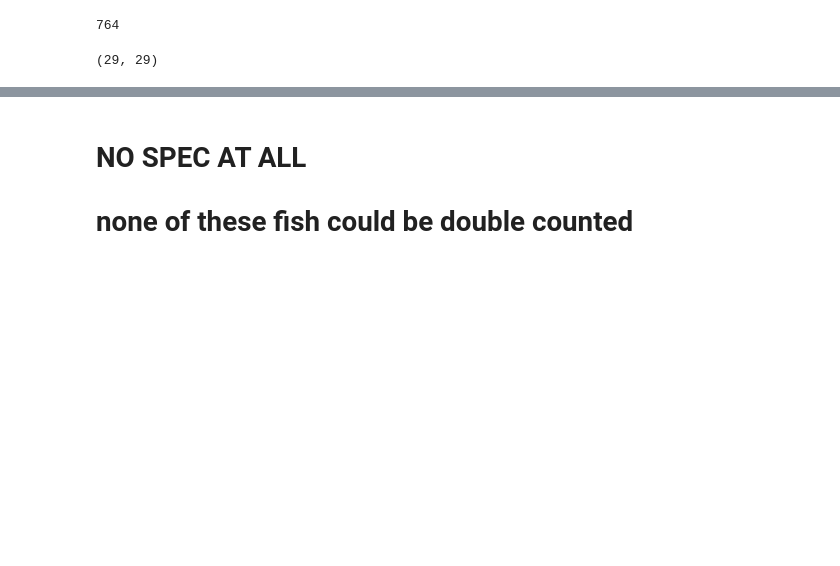
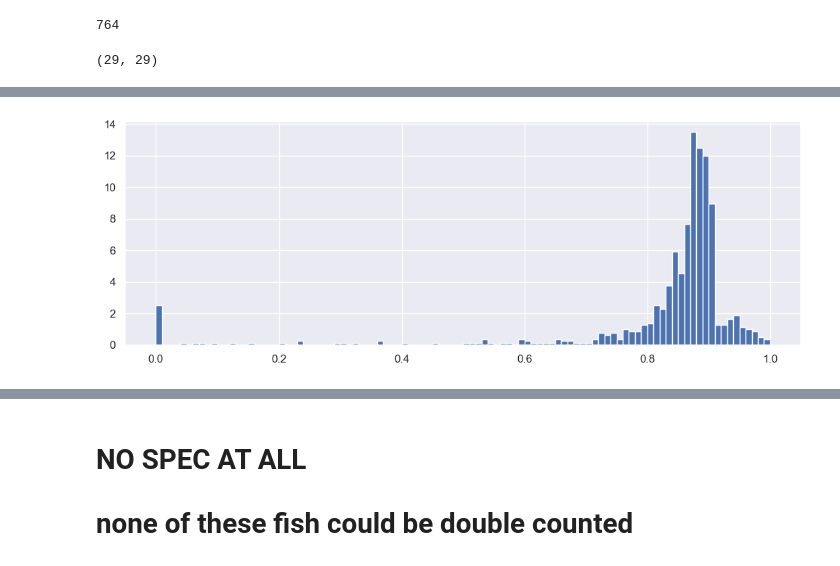
Before and after one commit to dfo-gulf-science/TrapNet-EDA, a Jupyter notebook: Trapnet Historical Data.ipynb, the cells around one changed output, grey strips where cells are left out. Saved outputs shown, nothing was run; the diff lists cells and outputs as text; code cells hidden in the pictures; blank space fills up the shorter version.

Commit message:
length tolerance of 2 or higher leads to surprisingly high percentage of matches

```diff
--- a/Trapnet Historical Data.ipynb
+++ b/Trapnet Historical Data.ipynb
@@ -927,0 +909,41 @@ summary
+# %%
+%%time
+
+# better way to calculate MSE using probable matches at multiple thresholds?
+
+length_tolerances = [0, 1, 2, 3, 4, 5, 6, 7, 8, 9, 10]
+weight_tolerance = 1
+last_sample = 0
+df = pd.DataFrame()
+hist_total, hist_matches = 999, 0
+matching_stats = pd.DataFrame()
+
+for length_tolerance in length_tolerances:
+
+    for i, row in df_hist.sort_values(['sample_id', 'id']).iterrows():
+
+        fish_id, sample_id, fork_length, weight, sex_id = row[['id', 'sample_id', 'fork_length', 'weight', 'sex_id']]
+
+        if last_sample != sample_id:
+            if last_sample != 0:
+                matching_stats.loc[last_sample, length_tolerance] = hist_matches / hist_total  # success rate
+            df = df_spec[df_spec.sample_id==sample_id]
+            hist_matches = 0
+            hist_total = df_hist[df_hist.sample_id==sample_id].shape[0]
+
+        if not df.empty:
+            results = df[
+                ((df.fork_length>=fork_length-length_tolerance) & (df.fork_length<=fork_length+length_tolerance))
+                & (
+                    ((df.weight>=weight-weight_tolerance) & (df.weight>=weight-weight_tolerance))
+                    | df.weight.isnull()
+                )
+                & ((df.sex_id==sex_id) | df.sex_id.isnull())
+            ]
+            if not results.empty:
+                df = df.drop(results.iloc[[0]].index[0]) # drop this row so it doesn't get matched again
+                hist_matches += 1
+
+        last_sample = sample_id
+
+    matching_stats.loc[last_sample, length_tolerance] = hist_matches / hist_total  # success rate, last row
@@ -927,0 +1010,6 @@ summary
+# %%
+matching_stats['avg_matches'] = matching_stats.mean(axis=1)
+# %%
+matching_stats.avg_matches.hist(bins=100, figsize=(12,4), density=True);
+# %% [output]
+[figure, added]
```
Also changed, not shown: parts of 54 cells of this notebook.
